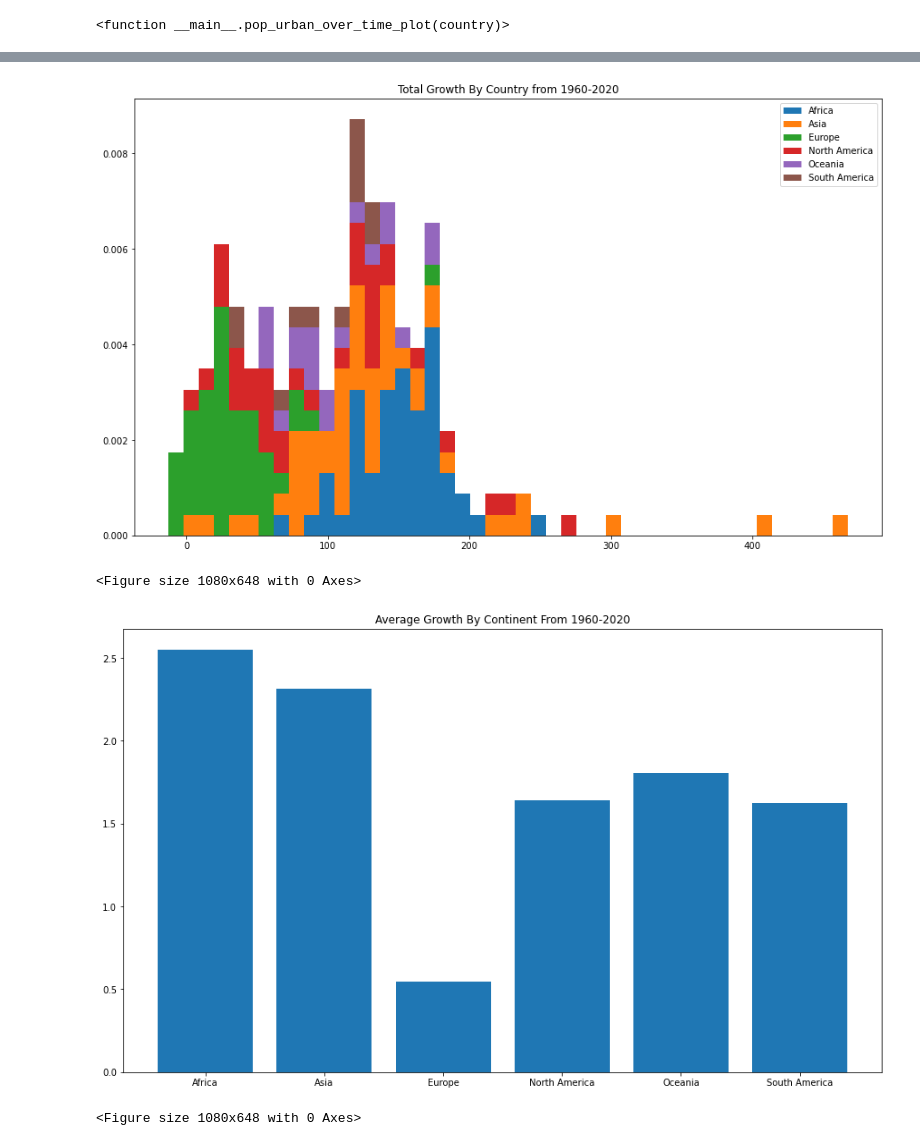
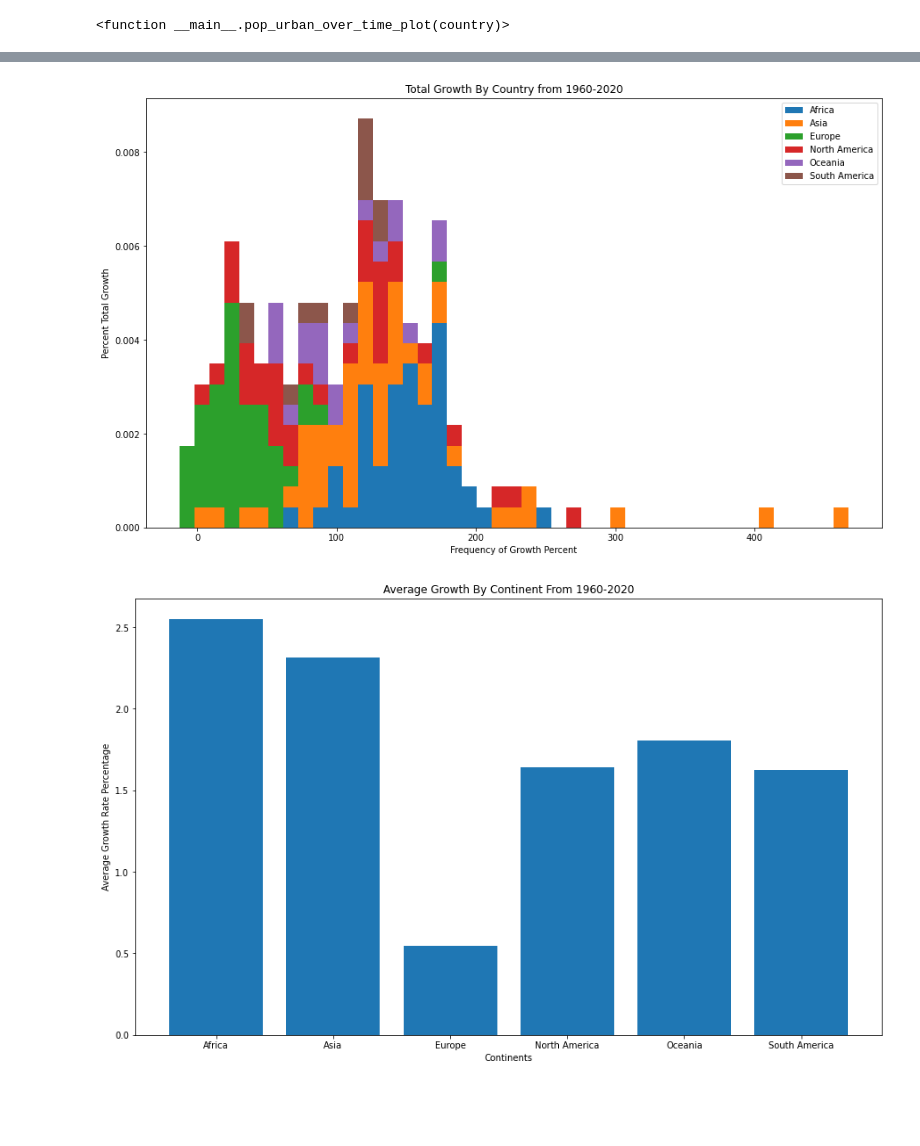
Before and after one commit to devkisdesai/CMPE255-Team-6-Project-Fall-2021-, a Jupyter notebook: EDA.ipynb, the cells around one changed output, grey strips where cells are left out. Saved outputs shown, nothing was run; the diff lists cells and outputs as text; code cells hidden in the pictures; blank space fills up the shorter version.

Commit message:
Updating Charts and EDA

```diff
--- a/EDA.ipynb
+++ b/EDA.ipynb
@@ -415,24 +400,26 @@ Sou = pop_growth_avg.loc[pop_growth_avg['Continent_Name'] == 'South America']
 # %%
 plt.hist([Afr['sum'], Asi['sum'], Eur['sum'], Nor['sum'], Oce['sum'], Sou['sum']], density = True, histtype = 'bar', bins = 45, label = ['Africa','Asia','Europe', 'North America', 'Oceania', 'South America'], stacked=True)
 
 plt.legend(loc = "upper right")
 plt.title('Total Growth By Country from 1960-2020')
+plt.ylabel("Percent Total Growth")
+plt.xlabel("Frequency of Growth Percent")
+plt.savefig('./Images/Country_Growth.jpg', bbox_inches='tight')
 plt.show()
-plt.savefig('../CMPE255-Team-6-Project-Fall-2021--main/Images/Country_Growth.png', bbox_inches='tight')
 # %% [output]
-[figure, old version]
+[figure, new version]
-<Figure size 1080x648 with 0 Axes>
 # %%
 avgs_by_continent = pop_growth_avg.groupby('Continent_Name')['avg'].mean()
 continents = ['Africa', 'Asia', 'Europe', 'North America', 'Oceania', 'South America']
 
 plt.bar(continents, avgs_by_continent)
 plt.title('Average Growth By Continent From 1960-2020')
+plt.ylabel("Average Growth Rate Percentage")
+plt.xlabel("Continents")
+plt.savefig('./Images/Average_Growth_By_Continent.jpg', bbox_inches='tight')
 plt.show()
-plt.savefig('../CMPE255-Team-6-Project-Fall-2021--main/Images/Average_Growth_By_Continent.png', bbox_inches='tight')
 # %% [output]
-[figure, old version]
+[figure, new version]
-<Figure size 1080x648 with 0 Axes>
 # %%
 #Unsure if valid or useable, Aimed for Total Growth by Country Chat Above.
 
```
Also changed, not shown: parts of 20 cells of this notebook, 33 other files.
